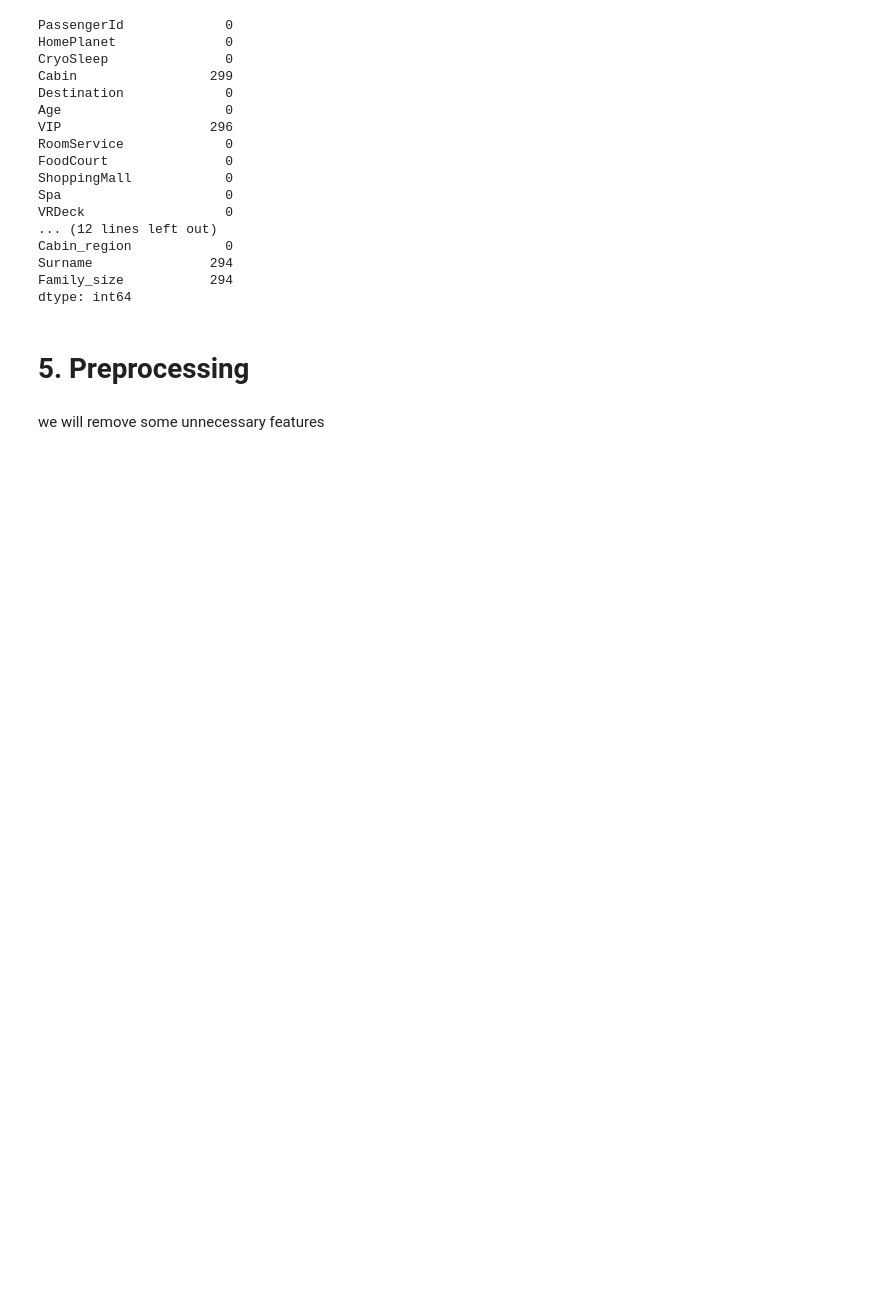
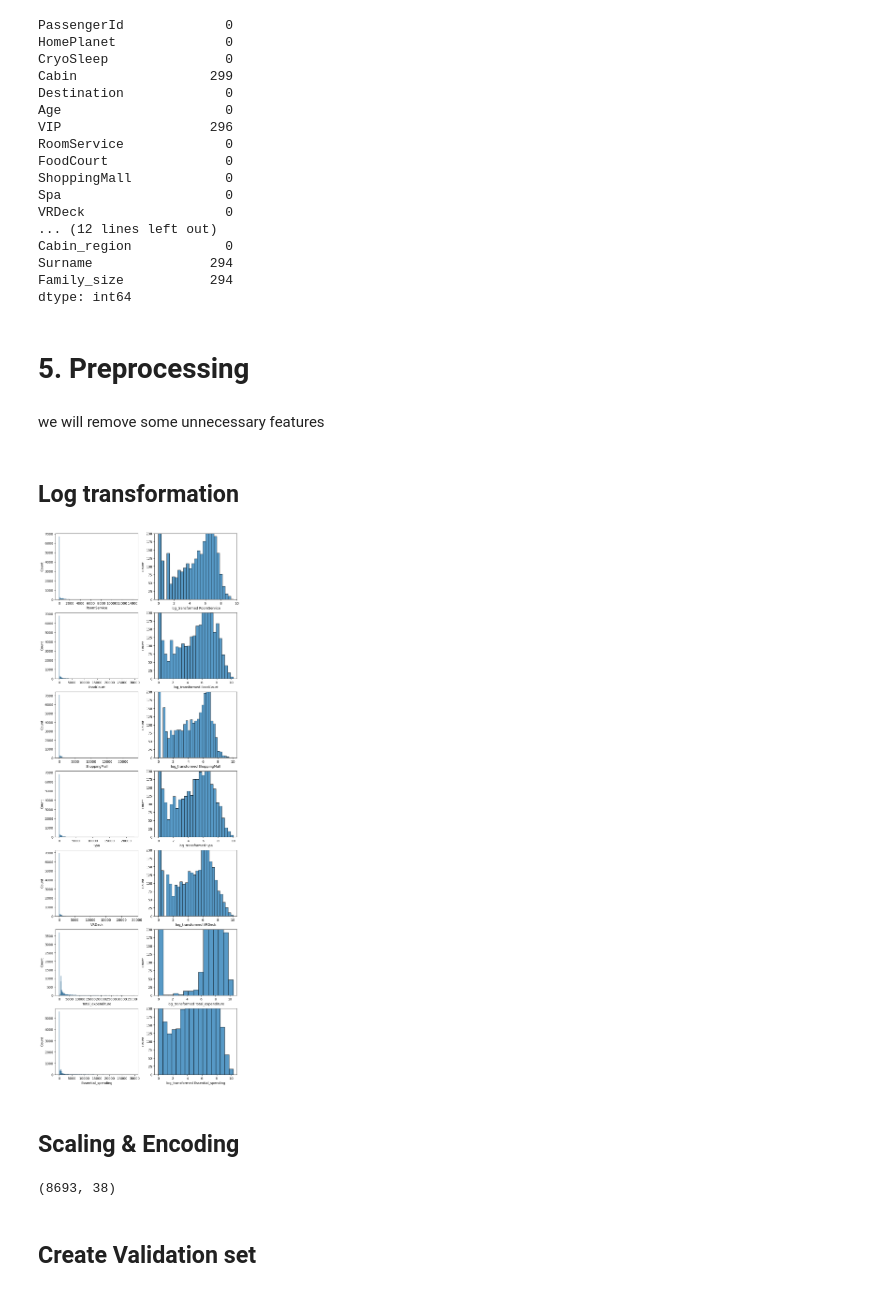
Before and after one commit to bina02/kaggle-Spaceship-titanic, a Jupyter notebook: main.ipynb, the cells around one changed output. Drawn from its saved outputs; the diff is of its cells as text; code cells hidden in the pictures; blank space fills up the shorter version.

```diff
--- a/main.ipynb
+++ b/main.ipynb
@@ -1266,3 +1266,25 @@ X_test = data.loc[data['PassengerId'].isin(test['PassengerId'].values)].copy()
 # remove unnecessary features
 X_train.drop(['PassengerId', 'Cabin', 'VIP', 'Name', 'Group', 'Group_size', 'Surname'], axis=1, inplace=True)
 X_test.drop(['PassengerId', 'Cabin', 'VIP', 'Name', 'Group', 'Group_size', 'Surname'], axis=1, inplace=True)
+# %% [markdown]
+## Log transformation
+# %%
+numerics = ['RoomService', 'FoodCourt', 'ShoppingMall', 'Spa', 'VRDeck', 'Total_expenditure','Essential_spending']
+fig, axes = plt.subplots(7, 2, figsize=(10,30))
+axes = axes.flatten()
+
+for i in range(len(numerics)):
+    sns.histplot(data=X_train, x=numerics[i], ax=axes[2*i])
+
+for numeric in numerics:
+    X_train[numeric] = np.log1p(X_train[numeric])
+    X_test[numeric] = np.log1p(X_test[numeric])
+
+for i in range(len(numerics)):
+    sns.histplot(data=X_train, x=numerics[i], ax=axes[2*i + 1])
+    axes[2*i + 1].set_ylim(0, 200)
+    axes[2*i + 1].set_xlabel(f'log_transformed {numerics[i]}')
+# %% [output]
+[figure, added]
+# %% [markdown]
+## Scaling & Encoding
@@ -1268,0 +1314,6 @@ X_test.drop(['PassengerId', 'Cabin', 'VIP', 'Name', 'Group', 'Group_size', 'Surn
+# %%
+X_train.shape
+# %% [output]
+(8693, 38)
+# %% [markdown]
+## Create Validation set
```
Also changed, not shown: parts of 5 cells of this notebook.
